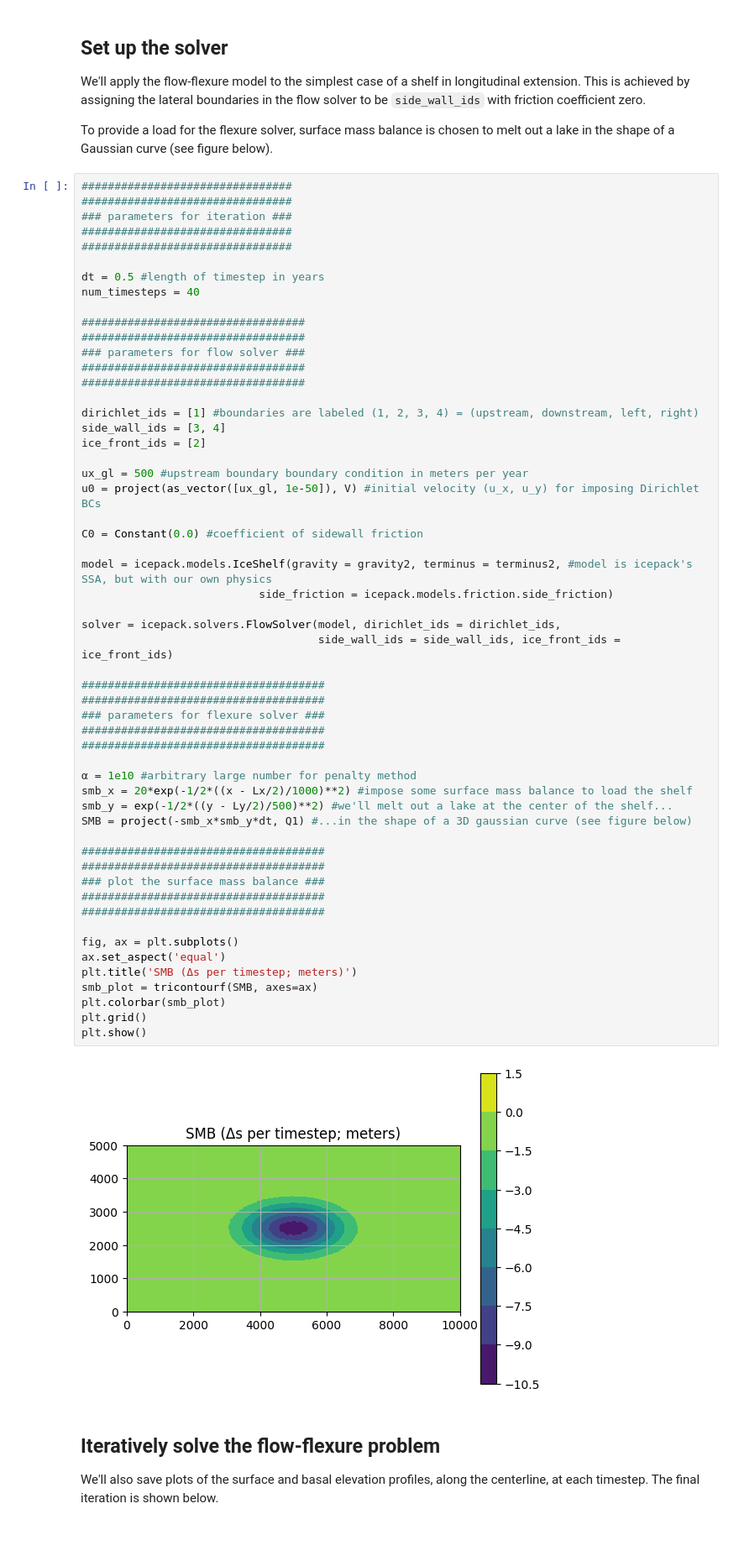
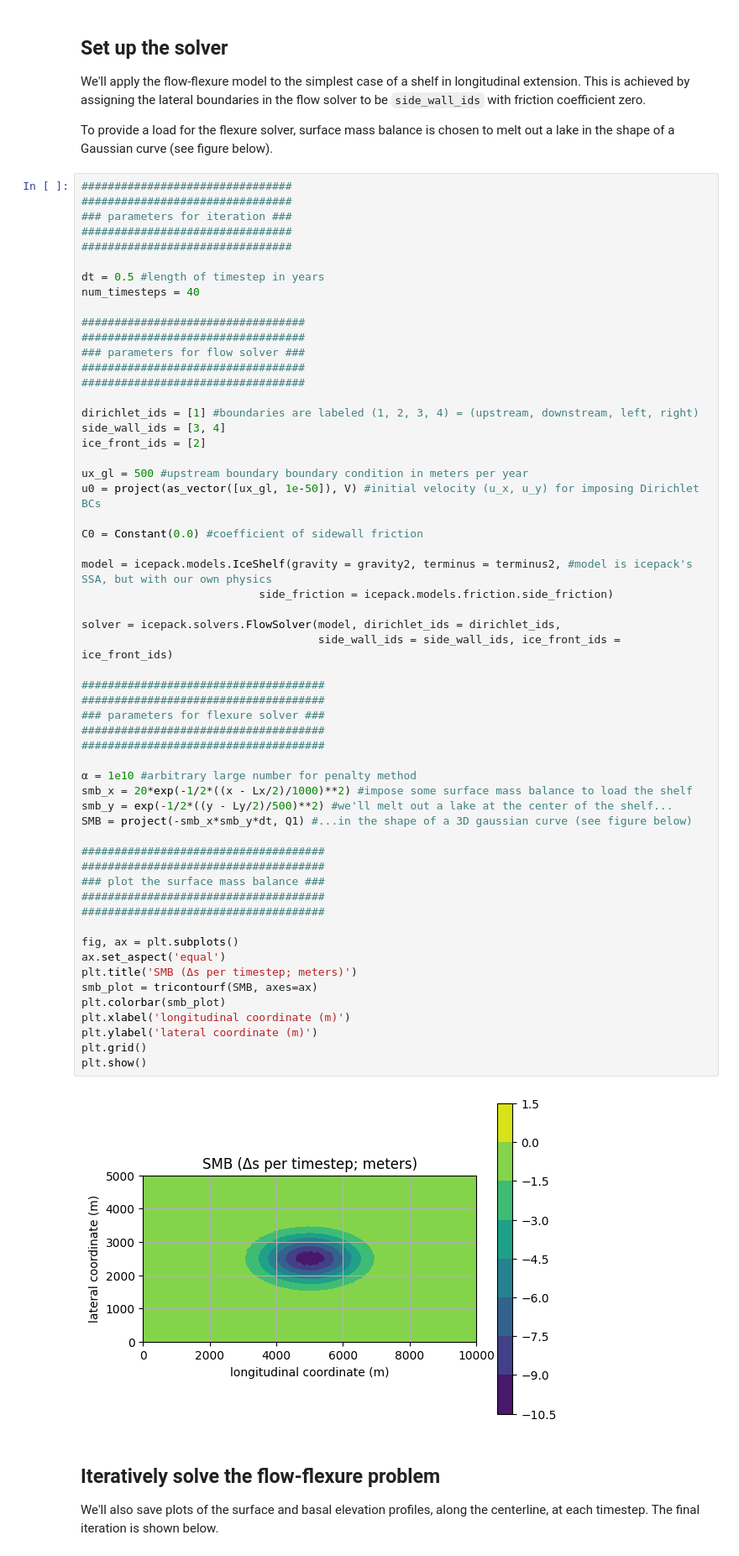
Before and after one commit to chrismiele/weird_flex, a Jupyter notebook: coupled_flow_flexure.ipynb, the cells around one changed output. Shown at 84% size. Saved outputs shown, nothing was run; the diff lists cells and outputs as text.

```diff
--- a/coupled_flow_flexure.ipynb
+++ b/coupled_flow_flexure.ipynb
@@ -135,34 +135,36 @@ model = icepack.models.IceShelf(gravity = gravity2, terminus = terminus2, #model
                            side_friction = icepack.models.friction.side_friction)
 
 solver = icepack.solvers.FlowSolver(model, dirichlet_ids = dirichlet_ids,
                                     side_wall_ids = side_wall_ids, ice_front_ids = ice_front_ids)
 
 #####################################
 #####################################
 ### parameters for flexure solver ###
 #####################################
 #####################################
 
 α = 1e10 #arbitrary large number for penalty method
 smb_x = 20*exp(-1/2*((x - Lx/2)/1000)**2) #impose some surface mass balance to load the shelf
 smb_y = exp(-1/2*((y - Ly/2)/500)**2) #we'll melt out a lake at the center of the shelf...
 SMB = project(-smb_x*smb_y*dt, Q1) #...in the shape of a 3D gaussian curve (see figure below)
 
 #####################################
 #####################################
 ### plot the surface mass balance ###
 #####################################
 #####################################
 
 fig, ax = plt.subplots()
 ax.set_aspect('equal')
 plt.title('SMB (Δs per timestep; meters)')
 smb_plot = tricontourf(SMB, axes=ax)
 plt.colorbar(smb_plot)
+plt.xlabel('longitudinal coordinate (m)')
+plt.ylabel('lateral coordinate (m)')
 plt.grid()
 plt.show()
 # %% [output]
-[figure, old version]
+[figure, new version]
 # %% [markdown]
 ## Iteratively solve the flow-flexure problem
 
```
Also changed, not shown: parts of 4 cells of this notebook.
